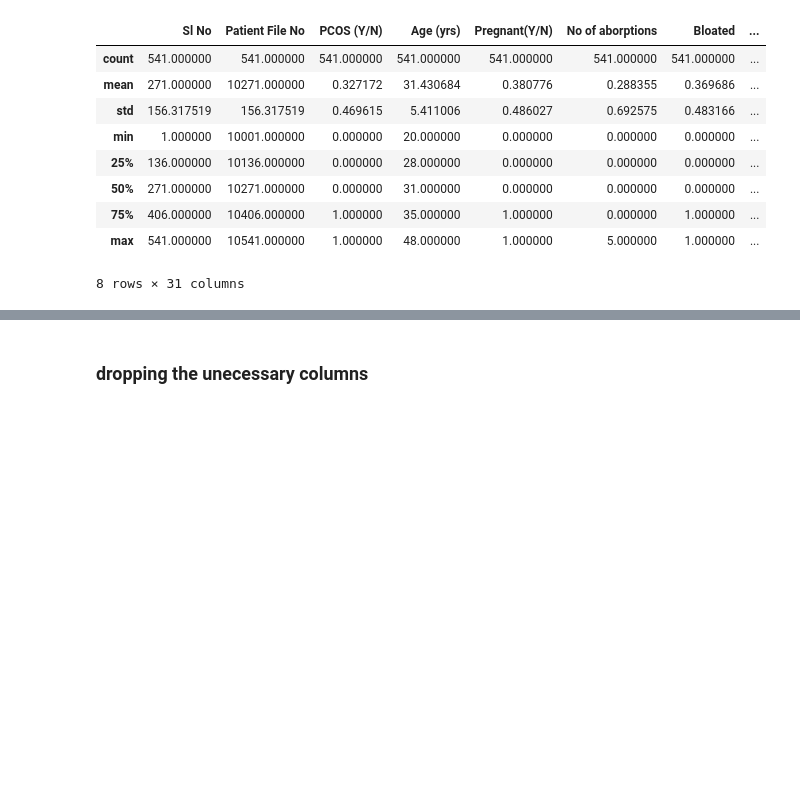
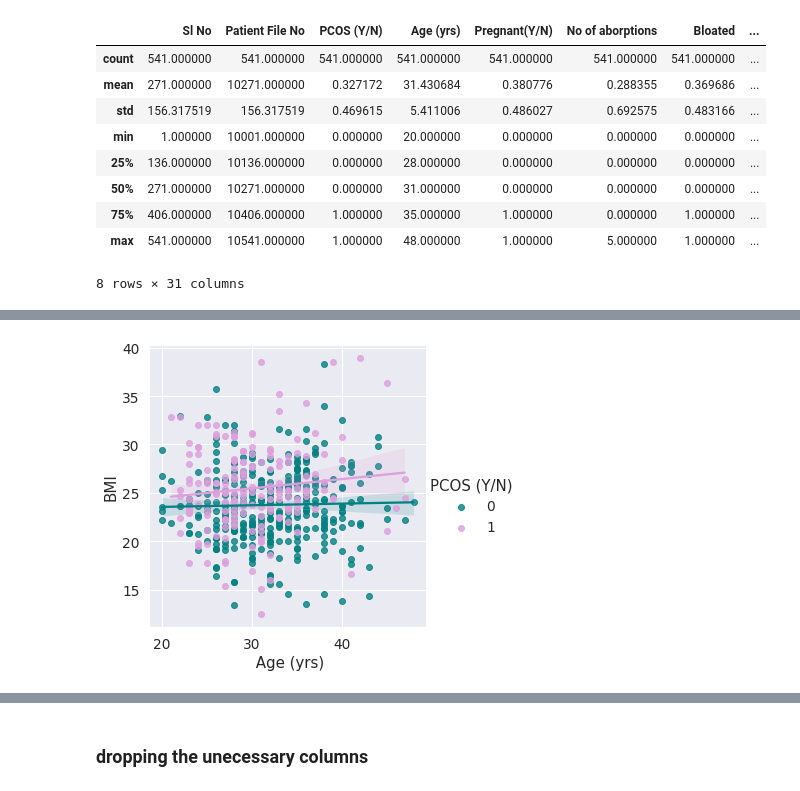
Before and after one commit to Gneya/PCOS-Sakhi, a Jupyter notebook: PCOS_prediction.ipynb, the cells around one changed output, grey strips where cells are left out. Drawn from its saved outputs; the diff is of its cells as text; code cells hidden in the pictures; blank space fills up the shorter version.

```diff
--- a/PCOS_prediction.ipynb
+++ b/PCOS_prediction.ipynb
@@ -106,0 +185,6 @@ df.describe() #statistical data for each numerical column
+# %%
+# Pattern of weight gain (BMI) over years in PCOS and Normal.
+fig= sns.lmplot(data =df,x=" Age (yrs)",y="BMI", hue="PCOS (Y/N)", palette= color )
+plt.show(fig)
+# %% [output]
+[figure, added]
```
Also changed, not shown: parts of 24 cells of this notebook.
